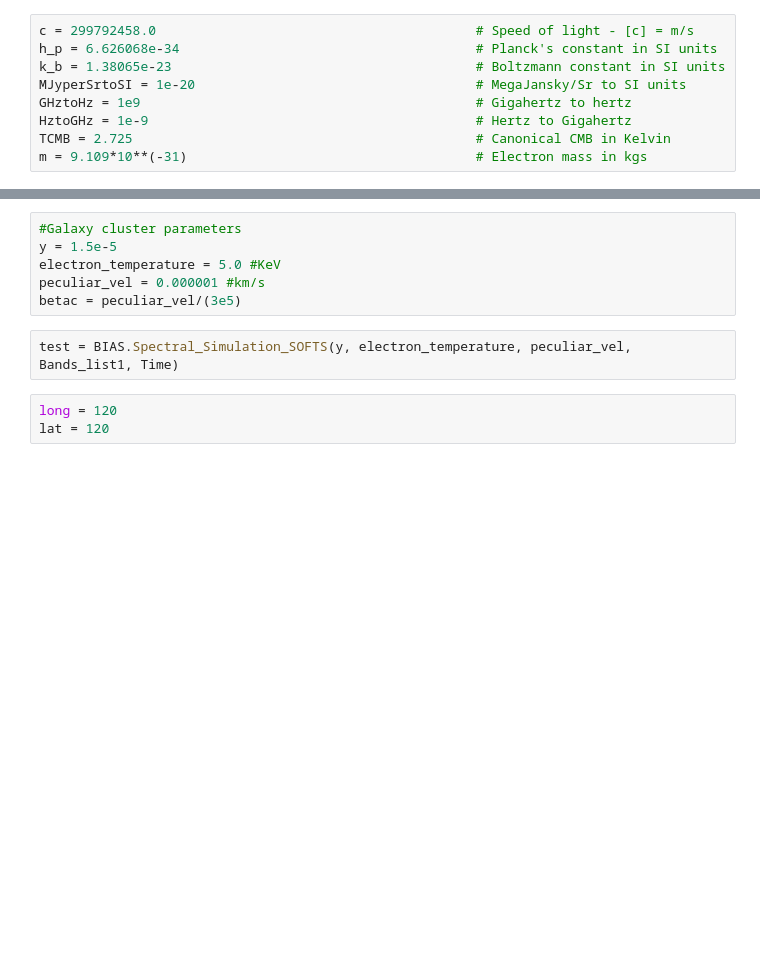
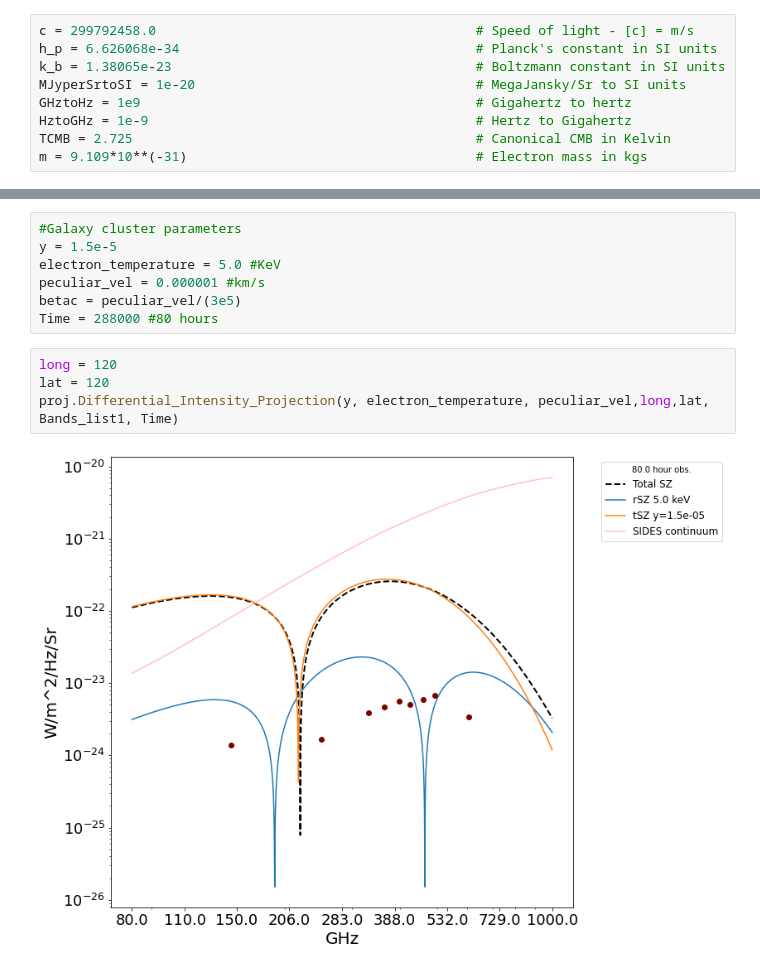
Before and after one commit to eitanrapa/Spectro-Imaging-Forecasting-Tool, a Jupyter notebook: Analysis notebooks/Stacked realizations.ipynb, the cells around one changed output, grey strips where cells are left out. Saved outputs shown, nothing was run; the diff lists cells and outputs as text; blank space fills up the shorter version.

```diff
--- a/Analysis notebooks/Stacked realizations.ipynb
+++ b/Analysis notebooks/Stacked realizations.ipynb
@@ -52,11 +53,13 @@ y = 1.5e-5
 electron_temperature = 5.0 #KeV
 peculiar_vel = 0.000001 #km/s
 betac = peculiar_vel/(3e5)
+Time = 288000 #80 hours
 # %%
-test = BIAS.Spectral_Simulation_SOFTS(y, electron_temperature, peculiar_vel, Bands_list1, Time)
+long = 120
+lat = 120
+proj.Differential_Intensity_Projection(y, electron_temperature, peculiar_vel,long,lat, Bands_list1, Time)
+# %% [output]
+[figure, added]
-# %%
-long = 120
-lat = 120
 # %%
 labels = ('tau','temperature','peculiar_velocity','amp_sides','b_sides')
 #freq = np.linspace(80e9,720e9,1000)
```
Also changed, not shown: parts of 7 cells of this notebook, 7 other files.
